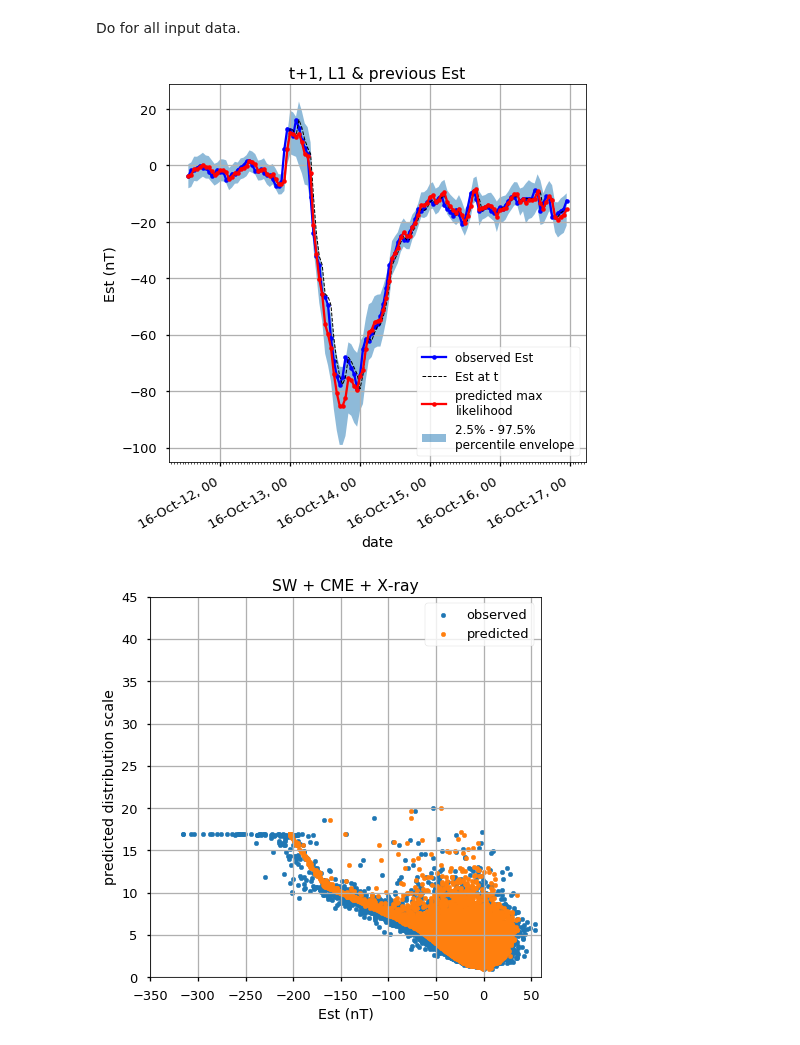
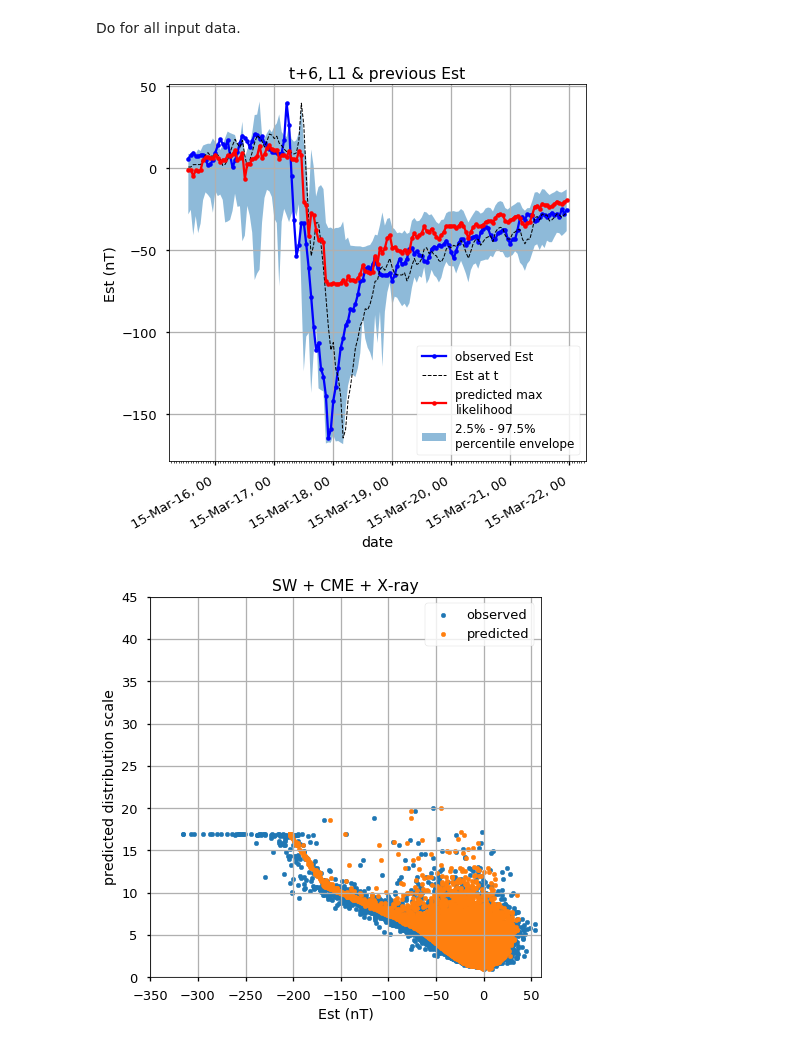
Before and after one commit to sarttiso/spaceweather, a Jupyter notebook: forecasting_extcoeff_BNN.ipynb, the cells around one changed output. Saved outputs shown, nothing was run; the diff lists cells and outputs as text; code cells hidden in the pictures.

Commit message:
re-trained Gunregularized Gaussian network and began to remake figures for comparing between output distributions

```diff
--- a/forecasting_extcoeff_BNN.ipynb
+++ b/forecasting_extcoeff_BNN.ipynb
@@ -564,11 +564,11 @@ model = tf.keras.models.Sequential([
                           kernel_initializer=tf.keras.initializers.Constant(0),
                           bias_initializer=tf.keras.initializers.Constant([0, 20])),
     tfp.layers.DistributionLambda(
-        lambda t: tfd.Normal(loc=t[..., 0:1],
+        lambda t: tfd.Gumbel(loc=-t[..., 0:1],
                              scale=1e-3 + tf.math.softplus(1.0 * t[..., 1:])))
 ])
 # %%
-model_name = 'Estout_SWEst_Gaussian_mod_L20L10D10_t1'
+model_name = 'Estout_XrayCMESWEst_Gumbel_L20L10D10_t6'
 model_save_path = 'models/' + model_name + '/model.h5'
 model_weights_path = 'models/' + model_name + '/cp.ckpt'
 # %%
@@ -585,7 +585,7 @@ def negloglik_weight(y_true, py_pred):
 from tensorflow.python.ops import math_ops
 from tensorflow.python.keras import backend as K
 # %%
-model.compile(loss=negloglik_weight,
+model.compile(loss=negloglik,
               optimizer=tf.keras.optimizers.Adam(lr=0.002),
               metrics=['mse'])
 # %%
@@ -675,7 +675,7 @@ data_out_pred_scale = post_model.scale.numpy()
 
 # make distributions from learned parameters
 # data_out_pred = [stats.gumbel_l(loc=loc, scale=scale) for loc, scale in zip(data_out_pred_loc, data_out_pred_scale)]
-data_out_pred = stats.norm(loc=data_out_pred_loc, scale=data_out_pred_scale)
+data_out_pred = stats.gumbel_l(loc=data_out_pred_loc, scale=data_out_pred_scale)
 # %%
 err = np.abs(data_out_pred_loc - data_out_arr)
 
@@ -690,8 +690,8 @@ exc = np.column_stack((data_out_arr[idx] > ub[idx], data_out_arr[idx] < lb[idx])
 exc = 100 * np.sum(np.any(exc, axis=1))/np.sum(idx)
 # %%
 # storm 1
-idx = (t_out > np.datetime64('2016-10-11T12:00')) & \
-        (t_out  < np.datetime64('2016-10-17T00:00'))
+# idx = (t_out > np.datetime64('2016-10-11T12:00')) & \
+#         (t_out  < np.datetime64('2016-10-17T00:00'))
 
 # storm 2
 # idx = (t_out > np.datetime64('2017-05-27T00:00')) & \
@@ -702,8 +702,8 @@ idx = (t_out > np.datetime64('2016-10-11T12:00')) & \
 #         (t_out_test < np.datetime64('2017-09-11T00:00'))
 
 # storm 4
-# idx = (t_out > np.datetime64('2015-03-15T12:00')) & \
-#         (t_out < np.datetime64('2015-03-22T00:00'))
+idx = (t_out > np.datetime64('2015-03-15T12:00')) & \
+        (t_out < np.datetime64('2015-03-22T00:00'))
 
 # storm 5
 # idx = (t_out > np.datetime64('2015-07-09T12:00')) & \
@@ -713,34 +713,34 @@ full_fmt = mdates.DateFormatter('%y-%b-%d, %H')
 yr_mon_dd_fmt = mdates.DateFormatter('%y-%b-%d')
 hour_tick = mdates.HourLocator()
 
 fig, ax = plt.subplots(1, 1, figsize=(7, 7))
 ax.plot(t_out[idx], data_out_arr[idx], 'b.-', label='observed Est')
 ax.plot(t_out[idx], data_in_arr[idx, -1], 'k--', label='Est at t', linewidth=1.0)
 ax.plot(t_out[idx], data_out_pred_loc[idx], 'r.-', label='predicted max\nlikelihood')
 ax.fill_between(t_out[idx],
                 conf_int[idx, 0],
                 conf_int[idx, 1],
                 label='2.5% - 97.5% \npercentile envelope',
                 alpha=0.5)
 
 # ax2 = ax.twinx()  # instantiate a second axes that shares the same x-axis
 # ax2.set_ylabel('data in', color='g')  # we already handled the x-label with ax1
 # ax2.plot(data_in_test_scaled[idx, 0, 0].squeeze())
 # ax2.tick_params(axis='y', labelcolor='g')
 
 ax.legend(loc='lower right', fontsize='large')
 ax.set_xlabel('date')
 ax.xaxis.set_major_formatter(full_fmt)
 ax.xaxis.set_minor_locator(hour_tick)
 ax.set_ylabel('Est (nT)')
 ax.set_title('t+%d, L1 & previous Est' % lahead)
 plt.grid()
 fig.autofmt_xdate()
 plt.tight_layout()
 # plt.savefig('figures/est_forecast_L1_Gaussian_mod_t+5_storm5.pdf')
 plt.show()
 # %% [output]
-[figure, old version]
+[figure, new version]
 # %%
 plt.figure(figsize=[7, 7])
 plt.scatter(data_out_arr, data_out_pred_scale, marker='.', label='observed')
```
Also changed, not shown: parts of 8 cells of this notebook, 14 other files.
